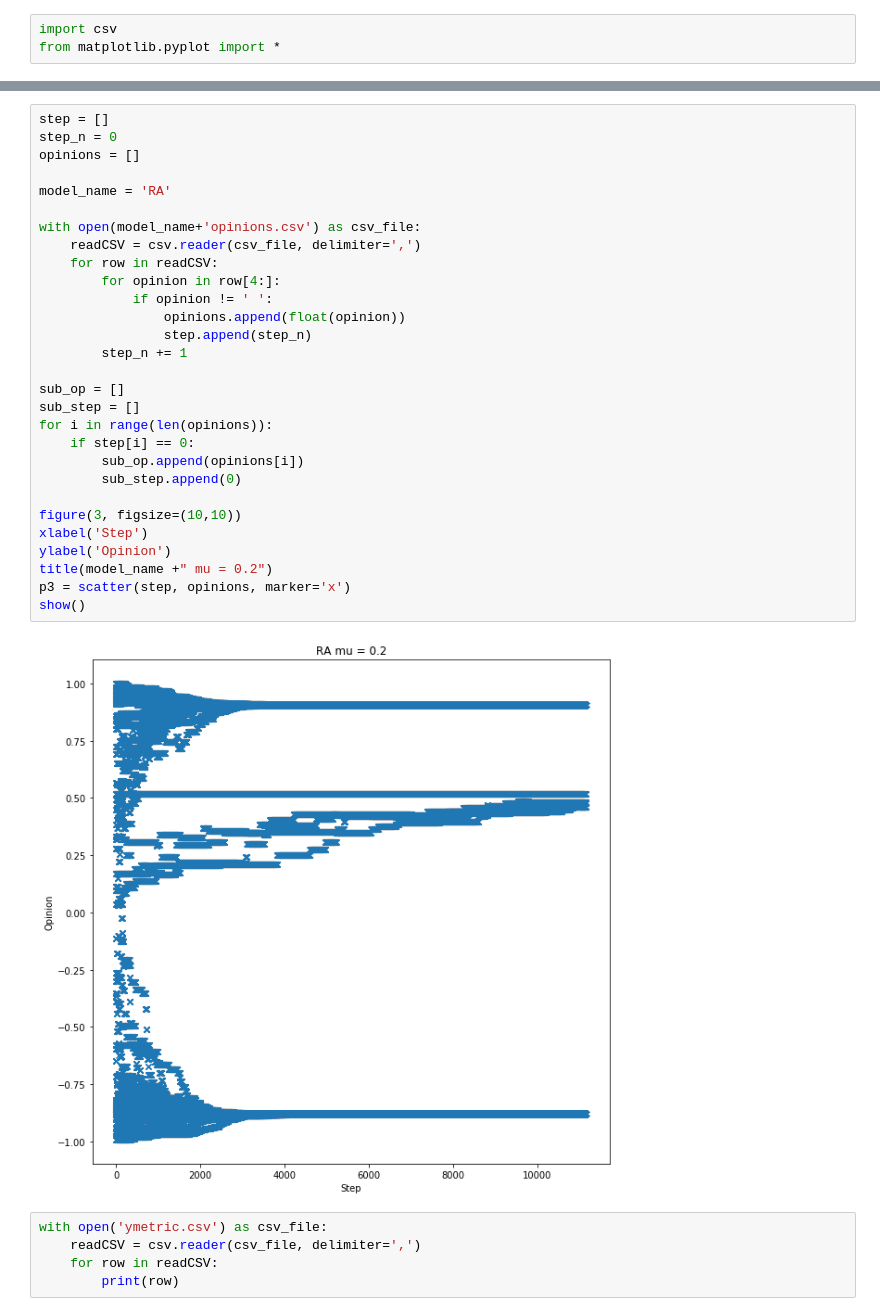
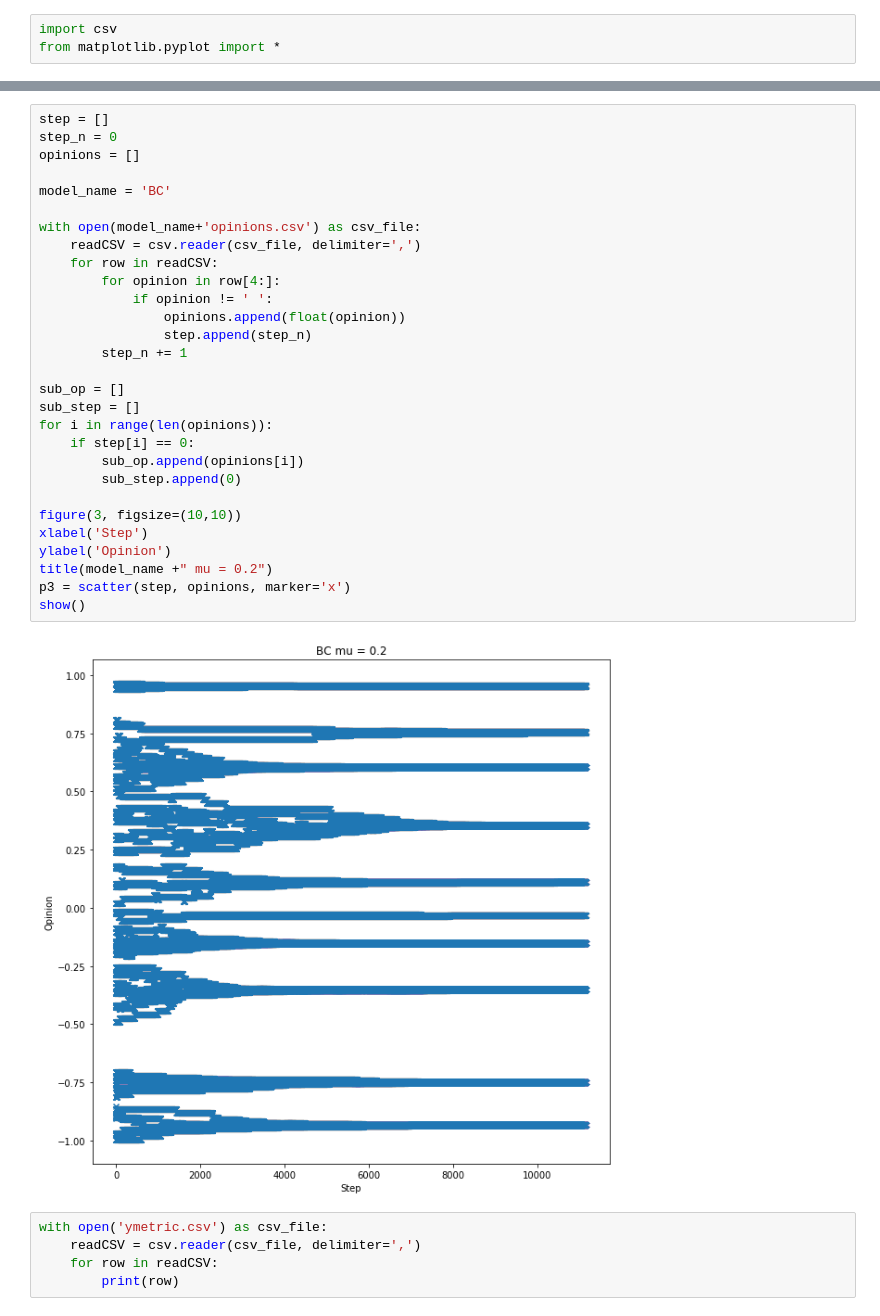
Before and after one commit to ken-neth/opinion_dynamics_BSE, a Jupyter notebook: data analysis.ipynb, the cells around one changed output, grey strips where cells are left out. Drawn from its saved outputs; the diff is of its cells as text.

```diff
--- a/data analysis.ipynb
+++ b/data analysis.ipynb
@@ -51,34 +51,34 @@ show()
 # %%
 step = []
 step_n = 0
 opinions = []
 
-model_name = 'RA'
+model_name = 'BC'
 
 with open(model_name+'opinions.csv') as csv_file:
     readCSV = csv.reader(csv_file, delimiter=',')
     for row in readCSV:
         for opinion in row[4:]:
             if opinion != ' ':
                 opinions.append(float(opinion))
                 step.append(step_n)
         step_n += 1
 
 sub_op = []
 sub_step = []
 for i in range(len(opinions)):
     if step[i] == 0:
         sub_op.append(opinions[i])
         sub_step.append(0)
 
 figure(3, figsize=(10,10))
 xlabel('Step')
 ylabel('Opinion')
 title(model_name +" mu = 0.2")
 p3 = scatter(step, opinions, marker='x')
 show()
 # %% [output]
-[figure, old version]
+[figure, new version]
 # %%
 with open('ymetric.csv') as csv_file:
     readCSV = csv.reader(csv_file, delimiter=',')
```
Also changed, not shown: parts of 4 cells of this notebook, 8 other files.
